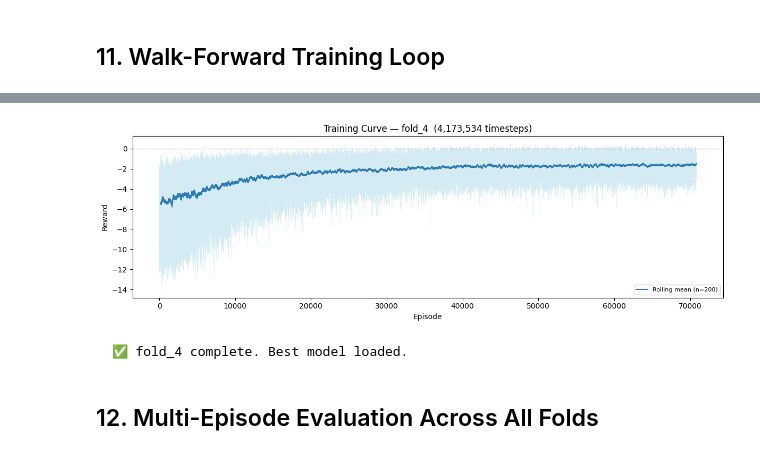
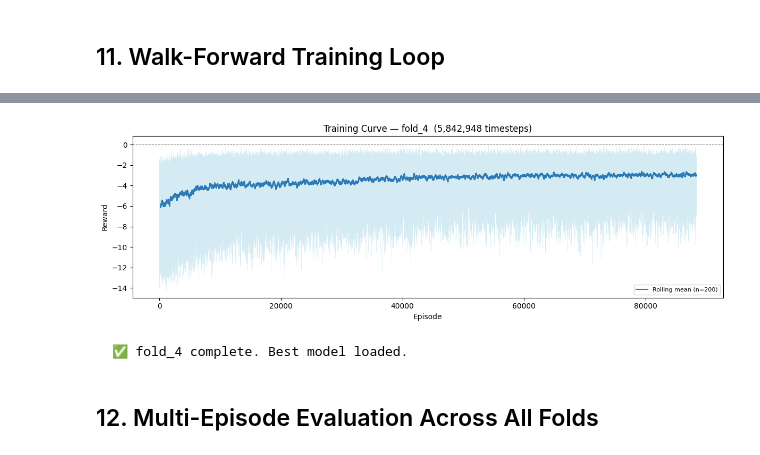
Before and after one commit to miraemad319/Portfolio_Personalization, a Jupyter notebook: src/notebooks/02.ipynb, the cells around one changed output, grey strips where cells are left out. Saved outputs shown, nothing was run; the diff lists cells and outputs as text; code cells hidden in the pictures.

```diff
--- a/src/notebooks/02.ipynb
+++ b/src/notebooks/02.ipynb
@@ -51,7 +58,7 @@ MARKET_DATA_PATH = BASE_DIR / "src/ingestion/cache/market_data.csv"
 RRFR_SCRIPT_PATH = BASE_DIR / "src/ingestion/EGX30_RRFR.py"
 # %%
 # ── Version and profile ───────────────────────────────────────────────────────
-VERSION      = "v4"
+VERSION      = "v7"
 RISK_PROFILE = "balanced"
 # %%
 # ── Episode structure ─────────────────────────────────────────────────────────
@@ -123,15 +123,15 @@ REWARD_CONFIGS = {
         "downside_penalty": 2.0,
         "drawdown_penalty": 3.0,
         "hhi_penalty":      0.8,
-        "cash_penalty":     0.5,   # conservative: mild incentive to deploy in bull
+        "cash_penalty":     0.5,
     },
     "balanced": {
         "return_weight":    1.0,
-        "turnover_penalty": 0.002,
+        "turnover_penalty": 0.01,
         "downside_penalty": 0.8,
         "drawdown_penalty": 1.0,
         "hhi_penalty":      0.3,
-        "cash_penalty":     2.0,   # ← new: penalize excess cash in bull markets
+        "cash_penalty":     2.0,
     },
     "aggressive": {
         "return_weight":    1.0,
@@ -139,7 +139,7 @@ REWARD_CONFIGS = {
         "downside_penalty": 0.0,
         "drawdown_penalty": 0.0,
         "hhi_penalty":      0.1,
-        "cash_penalty":     3.0,   # aggressive: strong incentive to stay invested
+        "cash_penalty":     3.0,
     },
 }
 # %%
@@ -298,0 +272,9 @@ Tickers  : ['ARCC', 'CCAP', 'EGAL', 'EGCH', 'GBCO', 'HELI', 'HRHO', 'MCQE', 'OIH
+# %%
+all_tickers      = meta["tickers"]
+universe_tickers = sorted(all_tickers)   # all 31 — profile filtering via profile_mask_tensor
+universe_indices = list(range(len(all_tickers)))
+REL_VOL_IDX      = feature_names.index("rel_volume")
+
+print(f"Universe : {len(universe_tickers)} stocks (all tickers)")
+print(f"Profile filtering applied dynamically at each step via profile_mask_tensor")
+print(f"Tickers  : {universe_tickers}")
@@ -1090,11 +1159,9 @@ for fold in WALK_FORWARD_FOLDS:
     fold_name  = fold["name"]
     split      = fold_split_indices[fold_name]
 
-    # ── Proportional timesteps ────────────────────────────────────────────────
     n_train_days   = len(split["train"])
     fold_timesteps = int(BASE_TIMESTEPS * n_train_days / _fold1_train_days)
 
-    # ── Directories ──────────────────────────────────────────────────────────
     fold_models_dir  = BASE_DIR / "models"  / RISK_PROFILE / VERSION / fold_name
     fold_logs_dir    = BASE_DIR / "logs"    / RISK_PROFILE / VERSION / fold_name
     fold_plots_dir   = BASE_DIR / "outputs" / RISK_PROFILE / VERSION / fold_name / "plots"
@@ -1111,22 +1178,22 @@ for fold in WALK_FORWARD_FOLDS:
     print(f"  Train days: {n_train_days}  |  Timesteps: {fold_timesteps:,}")
     print(f"{'='*62}")
 
-    # ── VecEnv factory ────────────────────────────────────────────────────────
     def make_env_fn(split_indices=split):
         def _init():
             return PortfolioEnv(
-                feature_tensor   = feature_tensor,
-                returns_tensor   = returns_tensor,
-                mask_tensor      = mask_tensor,
-                market_signal    = market_signal,
-                universe_indices = universe_indices,
-                split_indices    = split_indices,
-                risk_profile     = RISK_PROFILE,
-                feature_names    = feature_names,
-                mode             = "train",
-                episode_length   = EPISODE_LENGTH,
-                rebalance_days   = REBALANCE_DAYS,
-                silent           = True,
+                feature_tensor      = feature_tensor,
+                returns_tensor      = returns_tensor,
+                mask_tensor         = mask_tensor,
+                market_signal       = market_signal,
+                profile_mask_tensor = profile_mask_tensor,
+                universe_indices    = universe_indices,
+                split_indices       = split_indices,
+                risk_profile        = RISK_PROFILE,
+                feature_names       = feature_names,
+                mode                = "train",
+                episode_length      = EPISODE_LENGTH,
+                rebalance_days      = REBALANCE_DAYS,
+                silent              = True,
             )
         return _init
 
@@ -1134,25 +1201,24 @@ for fold in WALK_FORWARD_FOLDS:
     train_vec = VecMonitor(train_vec,
                            filename=str(fold_logs_dir / "monitor_train"))
 
-    # ── Validation env ────────────────────────────────────────────────────────
     val_env_single = PortfolioEnv(
-        feature_tensor   = feature_tensor,
-        returns_tensor   = returns_tensor,
-        mask_tensor      = mask_tensor,
-        market_signal    = market_signal,
-        universe_indices = universe_indices,
-        split_indices    = split,
-        risk_profile     = RISK_PROFILE,
-        feature_names    = feature_names,
-        mode             = "val",
-        episode_length   = EPISODE_LENGTH,
-        rebalance_days   = REBALANCE_DAYS,
-        silent           = True,
+        feature_tensor      = feature_tensor,
+        returns_tensor      = returns_tensor,
+        mask_tensor         = mask_tensor,
+        market_signal       = market_signal,
+        profile_mask_tensor = profile_mask_tensor,
+        universe_indices    = universe_indices,
+        split_indices       = split,
+        risk_profile        = RISK_PROFILE,
+        feature_names       = feature_names,
+        mode                = "val",
+        episode_length      = EPISODE_LENGTH,
+        rebalance_days      = REBALANCE_DAYS,
+        silent              = True,
     )
     val_env_monitored = Monitor(val_env_single,
                                 filename=str(fold_logs_dir / "monitor_val"))
 
-    # ── PPO model ─────────────────────────────────────────────────────────────
     model = PPO(
         env             = train_vec,
         seed            = 42,
@@ -1165,7 +1231,6 @@ for fold in WALK_FORWARD_FOLDS:
     print(f"  n_envs     : {N_ENVS}  (DummyVecEnv)")
     print(f"  obs_dim    : {model.observation_space.shape[0]}")
 
-    # ── Callbacks ─────────────────────────────────────────────────────────────
     stop_callback = StopTrainingOnNoModelImprovement(
         max_no_improvement_evals = 50,
         min_evals                = 60,
@@ -1191,7 +1256,6 @@ for fold in WALK_FORWARD_FOLDS:
         verbose               = 1,
     )
 
-    # ── Train ─────────────────────────────────────────────────────────────────
     model.learn(
         total_timesteps     = fold_timesteps,
         callback            = [eval_callback, reward_logger, metrics_callback],
@@ -1199,7 +1263,6 @@ for fold in WALK_FORWARD_FOLDS:
         reset_num_timesteps = True,
     )
 
-    # ── Training curve ────────────────────────────────────────────────────────
     history_path = fold_logs_dir / "rl_training_history.csv"
     if history_path.exists():
         history_df = pd.read_csv(str(history_path))
@@ -1226,7 +1289,6 @@ for fold in WALK_FORWARD_FOLDS:
             f"Last 500 mean: {history_df['episode_reward'][-500:].mean():.3f}\n"
         )
 
-    # ── Load best checkpoint ──────────────────────────────────────────────────
     best_model = PPO.load(
         str(model_save_path / "best_model"),
         env=val_env_monitored,
@@ -1340,6 +1402,6 @@ Eval num_timesteps=1700000, episode_reward=-0.39 +/- 0.00
 Episode length: 24.00 +/- 0.00
 Stopping training because there was no new best model in the last 51 evaluations
-[figure, old version]
+[figure, new version]
   ✅ fold_4 complete. Best model loaded.
 # %% [markdown]
 ## 12. Multi-Episode Evaluation Across All Folds
```
Also changed, not shown: parts of 24 cells of this notebook, 4 other files.
